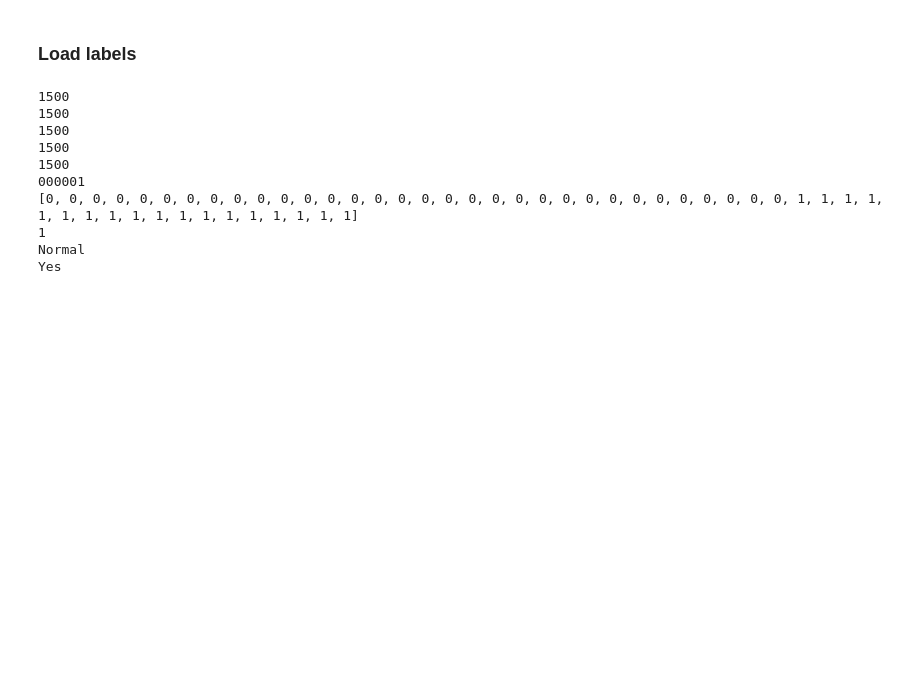
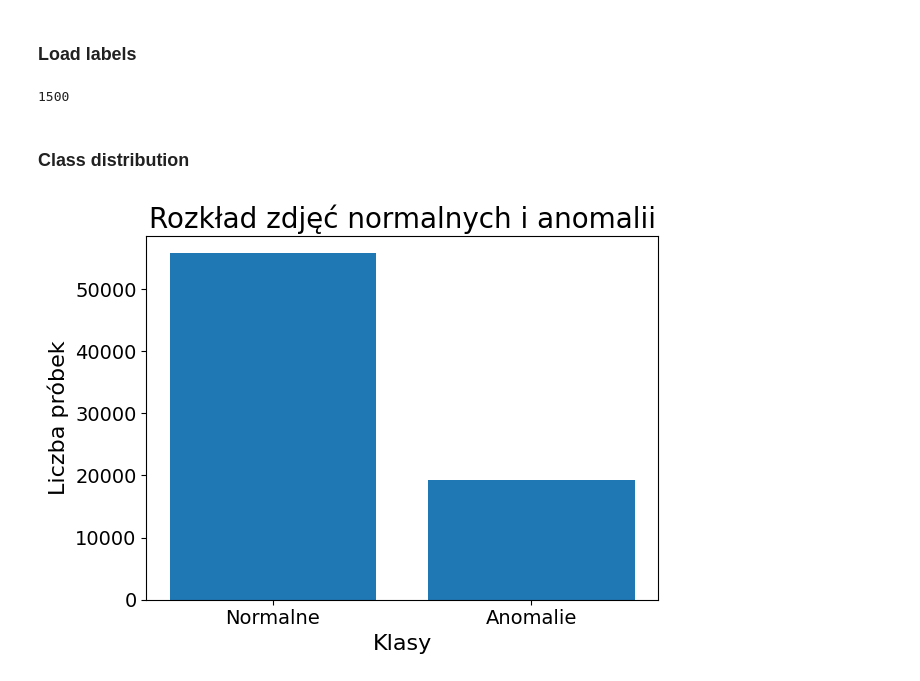
Before and after one commit to lucasosiewicz/anomaly_traffic_road, a Jupyter notebook: notebooks/001_EDA_CCD.ipynb, the cells around one changed output. Saved outputs shown, nothing was run; the diff lists cells and outputs as text; code cells hidden in the pictures; blank space fills up the shorter version.

```diff
--- a/notebooks/001_EDA_CCD.ipynb
+++ b/notebooks/001_EDA_CCD.ipynb
@@ -27,29 +26,34 @@ vid_name = [label[0] for label in labels]
 vid_labels = [label[1:51] for label in labels]
 vid_labels = [[int(num.replace('[', '').replace(']', '')) for num in label_list] for label_list in vid_labels]
 day_or_night = [label[-3] for label in labels]
-day_or_night = [1 if label == 'Day' else 0 for label in day_or_night]
 weather = [label[-2] for label in labels]
 self_ego = [label[-1] for label in labels]
 
-print(len(vid_name))
-print(len(vid_labels))
-print(len(day_or_night))
-print(len(weather))
-print(len(self_ego))
-
-print(vid_name[0])
-print(vid_labels[0])
-print(day_or_night[0])
-print(weather[0])
-print(self_ego[0])
+vid_labels = np.array(vid_labels)
+day_or_night = np.array(day_or_night)
+weather = np.array(weather)
+self_ego = np.array(self_ego)
-# %% [output]
-1500
-1500
-1500
-1500
-1500
-000001
-[0, 0, 0, 0, 0, 0, 0, 0, 0, 0, 0, 0, 0, 0, 0, 0, 0, 0, 0, 0, 0, 0, 0, 0, 0, 0, 0, 0, 0, 0, 0, 0, 1, 1, 1, 1, 1, 1, 1, 1, 1, 1, 1, 1, 1, 1, 1, 1, 1, 1]
-1
-Normal
-Yes
+# %%
+len(vid_labels)
+# %% [output]
+1500
+# %% [markdown]
+### Class distribution
+# %%
+normal = 0
+anomaly = 0
+
+for l in vid_labels:
+    normal += np.where(l == 0)[0].shape[0]
+    anomaly += np.where(l == 1)[0].shape[0]
+
+plt.bar(['Normalne', 'Anomalie'], [normal, anomaly])
+plt.title('Rozkład zdjęć normalnych i anomalii', fontsize=20)
+plt.xlabel('Klasy', fontsize=16)
+plt.ylabel('Liczba próbek', fontsize=16)
+plt.xticks(fontsize=14)
+plt.yticks(fontsize=14)
+plt.tight_layout()
+plt.show()
+# %% [output]
+[figure, added]
```
Also changed, not shown: parts of 16 cells of this notebook, 14 other files.
